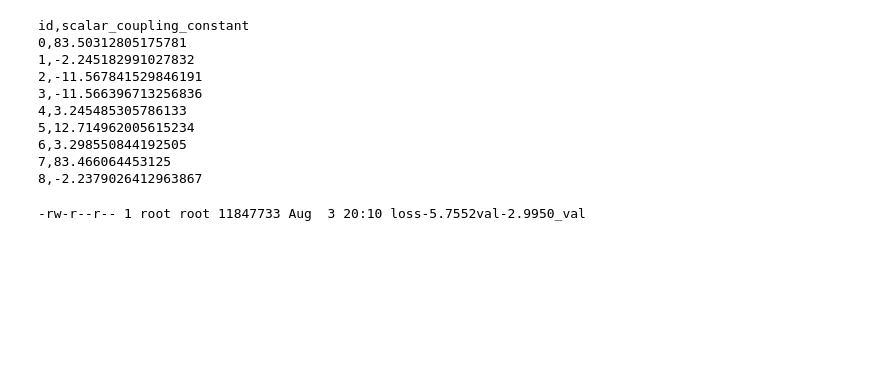
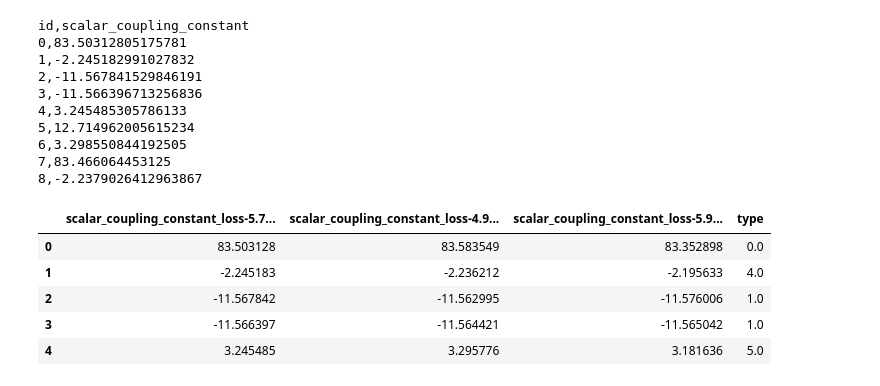
Before and after one commit to antorsae/champs-scalar-coupling, a Jupyter notebook: catboost-exp.ipynb, the cells around one changed output. Saved outputs shown, nothing was run; the diff lists cells and outputs as text; code cells hidden in the pictures; blank space fills up the shorter version.

```diff
--- a/catboost-exp.ipynb
+++ b/catboost-exp.ipynb
@@ -22,21 +22,29 @@ id,scalar_coupling_constant
 7,83.466064453125
 8,-2.2379026412963867
 # %%
-subs = ['loss-5.7552val-2.9950']
+subs = ['loss-5.7552val-2.9950', 'loss-4.9516val-3.0042', 'loss-5.9943val-2.7766']
-# %% [output]
--rw-r--r-- 1 root root 11847733 Aug  3 20:10 loss-5.7552val-2.9950_val
 # %%
 train_x = None
 for sub in subs:
     df = pd.read_csv('%s_val' % sub)
     df = df.drop(['id'], axis=1)
-    if train_df is None:
+    if train_x is None:
         train_x = df
         train_x['scalar_coupling_constant_%s' % sub] = df['scalar_coupling_constant']
     else:
         train_x['scalar_coupling_constant_%s' % sub] = df['scalar_coupling_constant']
 train_x = train_x.drop(['scalar_coupling_constant'], axis=1)
+df = pd.read_csv('validation_types')
+df = df.drop(['id'], axis=1)
+train_x['type'] = df['type']
 train_x.head()
+# %% [output]
+|  | scalar_coupling_constant_loss-5.7... | scalar_coupling_constant_loss-4.9... | scalar_coupling_constant_loss-5.9... | type |
+| 0 | 83.503128 | 83.583549 | 83.352898 | 0.0 |
+| 1 | -2.245183 | -2.236212 | -2.195633 | 4.0 |
+| 2 | -11.567842 | -11.562995 | -11.576006 | 1.0 |
+| 3 | -11.566397 | -11.564421 | -11.565042 | 1.0 |
+| 4 | 3.245485 | 3.295776 | 3.181636 | 5.0 |
 # %%
 train_y = pd.read_csv('validation_targets')
 train_y = train_y.drop(['id'], axis=1)['scalar_coupling_constant']
```
Also changed, not shown: parts of 8 cells of this notebook.
